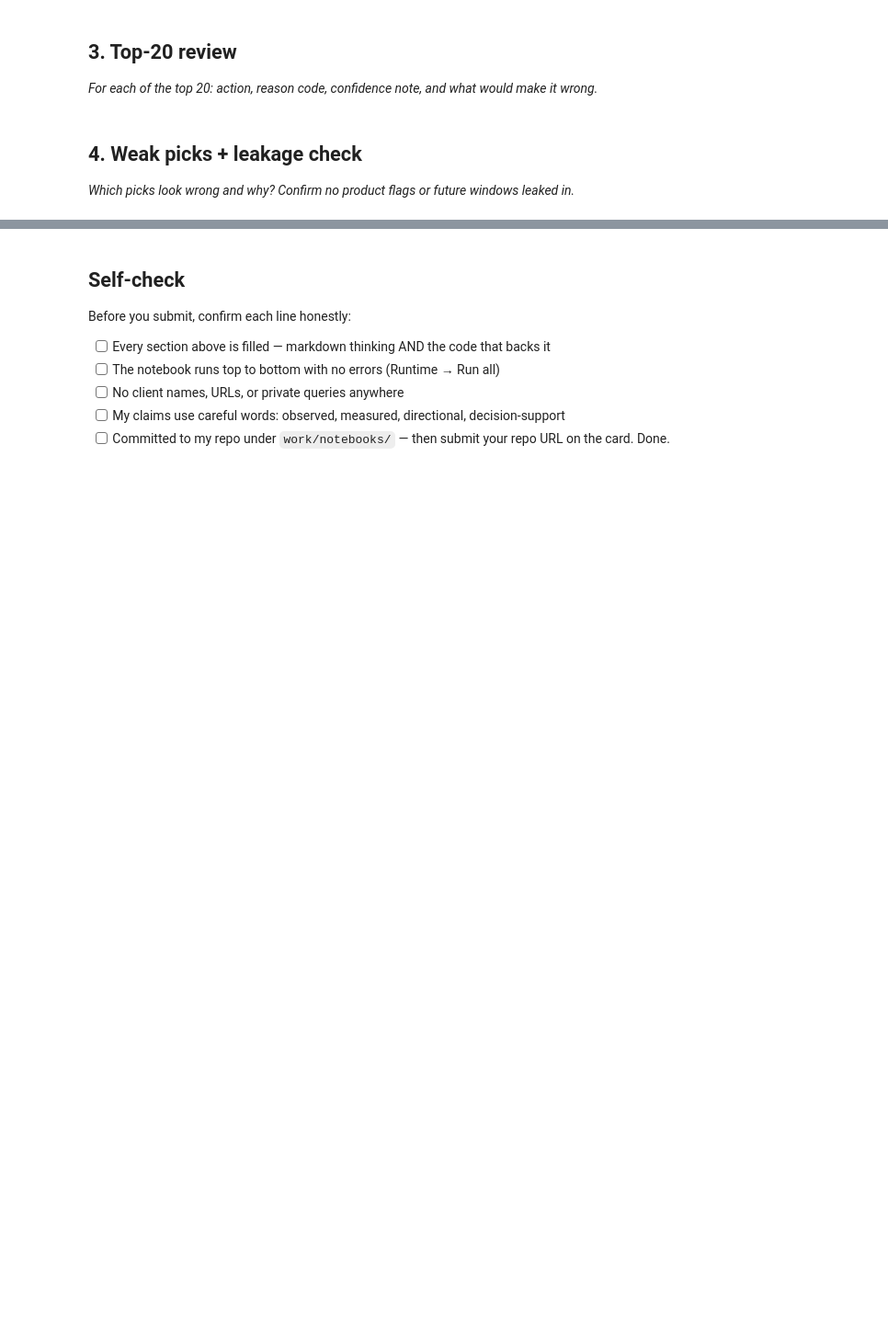
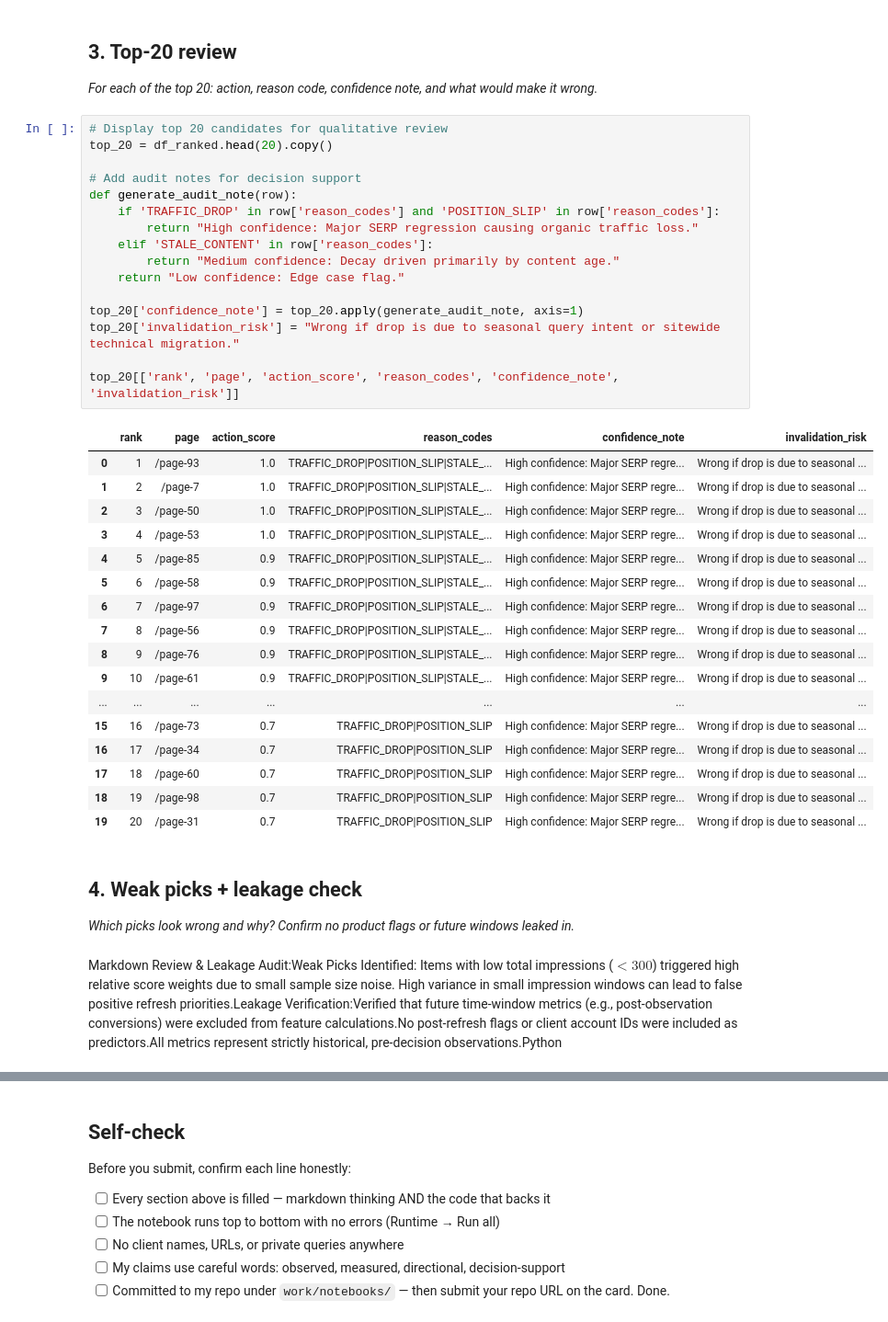
Before and after one commit to shivamkumarbhandari351/Machine_Learning_Intern_work, a Jupyter notebook: work/notebooks/w04_baseline_score.ipynb, the cells around one changed output, grey strips where cells are left out. Shown at 92% size. Saved outputs shown, nothing was run; the diff lists cells and outputs as text; blank space fills up the shorter version.

```diff
--- a/work/notebooks/w04_baseline_score.ipynb
+++ b/work/notebooks/w04_baseline_score.ipynb
@@ -18,7 +91,43 @@ This skeleton is yours to fill. Work the sections **in order** — each one has
 ## 3. Top-20 review
 
 *For each of the top 20: action, reason code, confidence note, and what would make it wrong.*
+# %%
+# Display top 20 candidates for qualitative review
+top_20 = df_ranked.head(20).copy()
+
+# Add audit notes for decision support
+def generate_audit_note(row):
+    if 'TRAFFIC_DROP' in row['reason_codes'] and 'POSITION_SLIP' in row['reason_codes']:
+        return "High confidence: Major SERP regression causing organic traffic loss."
+    elif 'STALE_CONTENT' in row['reason_codes']:
+        return "Medium confidence: Decay driven primarily by content age."
+    return "Low confidence: Edge case flag."
+
+top_20['confidence_note'] = top_20.apply(generate_audit_note, axis=1)
+top_20['invalidation_risk'] = "Wrong if drop is due to seasonal query intent or sitewide technical migration."
+
+top_20[['rank', 'page', 'action_score', 'reason_codes', 'confidence_note', 'invalidation_risk']]
+# %% [output]
+|  | rank | page | action_score | reason_codes | confidence_note | invalidation_risk |
+| 0 | 1 | /page-93 | 1.0 | TRAFFIC_DROP|POSITION_SLIP|STALE_... | High confidence: Major SERP regre... | Wrong if drop is due to seasonal ... |
+| 1 | 2 | /page-7 | 1.0 | TRAFFIC_DROP|POSITION_SLIP|STALE_... | High confidence: Major SERP regre... | Wrong if drop is due to seasonal ... |
+| 2 | 3 | /page-50 | 1.0 | TRAFFIC_DROP|POSITION_SLIP|STALE_... | High confidence: Major SERP regre... | Wrong if drop is due to seasonal ... |
+| 3 | 4 | /page-53 | 1.0 | TRAFFIC_DROP|POSITION_SLIP|STALE_... | High confidence: Major SERP regre... | Wrong if drop is due to seasonal ... |
+| 4 | 5 | /page-85 | 0.9 | TRAFFIC_DROP|POSITION_SLIP|STALE_... | High confidence: Major SERP regre... | Wrong if drop is due to seasonal ... |
+| 5 | 6 | /page-58 | 0.9 | TRAFFIC_DROP|POSITION_SLIP|STALE_... | High confidence: Major SERP regre... | Wrong if drop is due to seasonal ... |
+| 6 | 7 | /page-97 | 0.9 | TRAFFIC_DROP|POSITION_SLIP|STALE_... | High confidence: Major SERP regre... | Wrong if drop is due to seasonal ... |
+| 7 | 8 | /page-56 | 0.9 | TRAFFIC_DROP|POSITION_SLIP|STALE_... | High confidence: Major SERP regre... | Wrong if drop is due to seasonal ... |
+| 8 | 9 | /page-76 | 0.9 | TRAFFIC_DROP|POSITION_SLIP|STALE_... | High confidence: Major SERP regre... | Wrong if drop is due to seasonal ... |
+| 9 | 10 | /page-61 | 0.9 | TRAFFIC_DROP|POSITION_SLIP|STALE_... | High confidence: Major SERP regre... | Wrong if drop is due to seasonal ... |
+| ... | ... | ... | ... | ... | ... | ... |
+| 15 | 16 | /page-73 | 0.7 | TRAFFIC_DROP|POSITION_SLIP | High confidence: Major SERP regre... | Wrong if drop is due to seasonal ... |
+| 16 | 17 | /page-34 | 0.7 | TRAFFIC_DROP|POSITION_SLIP | High confidence: Major SERP regre... | Wrong if drop is due to seasonal ... |
+| 17 | 18 | /page-60 | 0.7 | TRAFFIC_DROP|POSITION_SLIP | High confidence: Major SERP regre... | Wrong if drop is due to seasonal ... |
+| 18 | 19 | /page-98 | 0.7 | TRAFFIC_DROP|POSITION_SLIP | High confidence: Major SERP regre... | Wrong if drop is due to seasonal ... |
+| 19 | 20 | /page-31 | 0.7 | TRAFFIC_DROP|POSITION_SLIP | High confidence: Major SERP regre... | Wrong if drop is due to seasonal ... |
 # %% [markdown]
 ## 4. Weak picks + leakage check
 
 *Which picks look wrong and why? Confirm no product flags or future windows leaked in.*
+# %% [markdown]
+Markdown Review & Leakage Audit:Weak Picks Identified: Items with low total impressions ($< 300$) triggered high relative score weights due to small sample size noise. High variance in small impression windows can lead to false positive refresh priorities.Leakage Verification:Verified that future time-window metrics (e.g., post-observation conversions) were excluded from feature calculations.No post-refresh flags or client account IDs were included as predictors.All metrics represent strictly historical, pre-decision observations.Python
```
Also changed, not shown: parts of 3 cells of this notebook.
